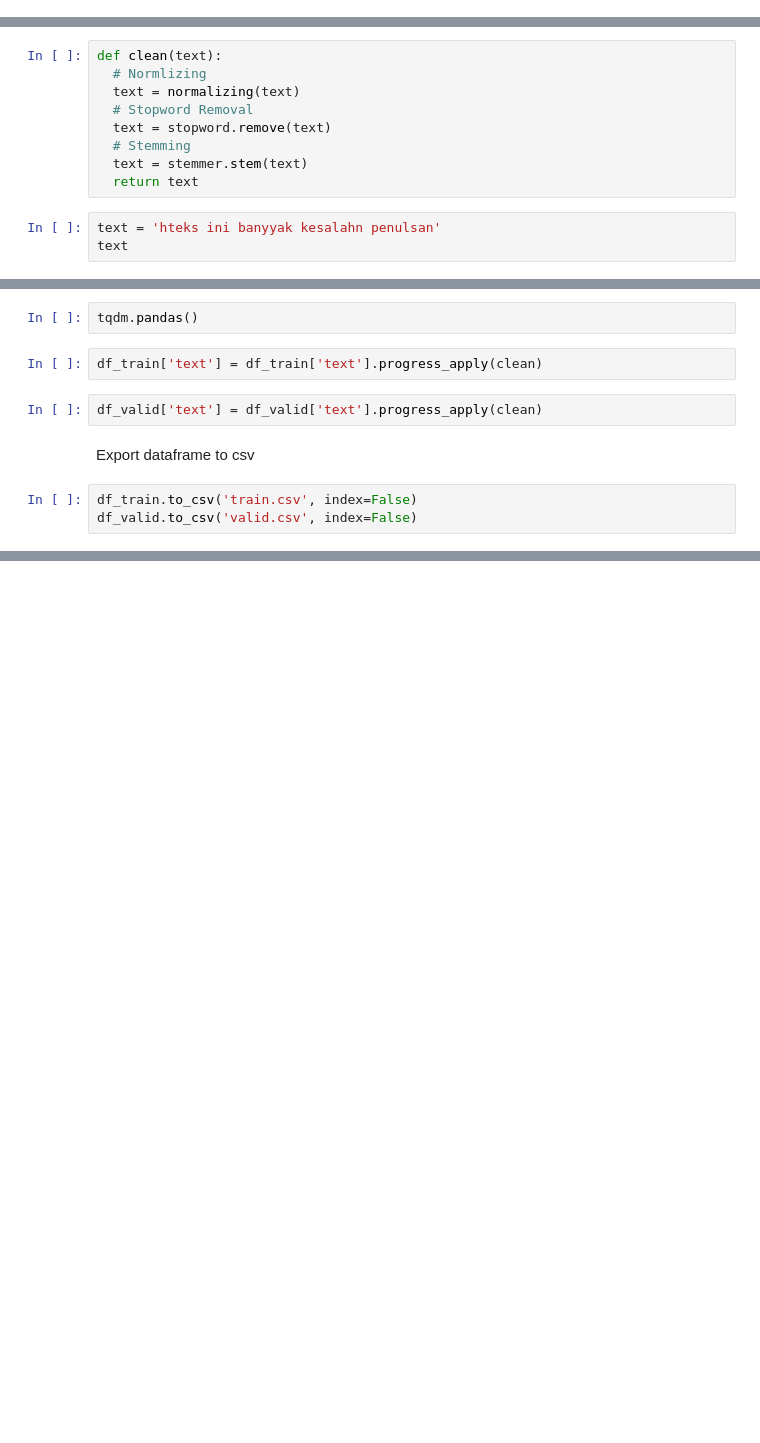
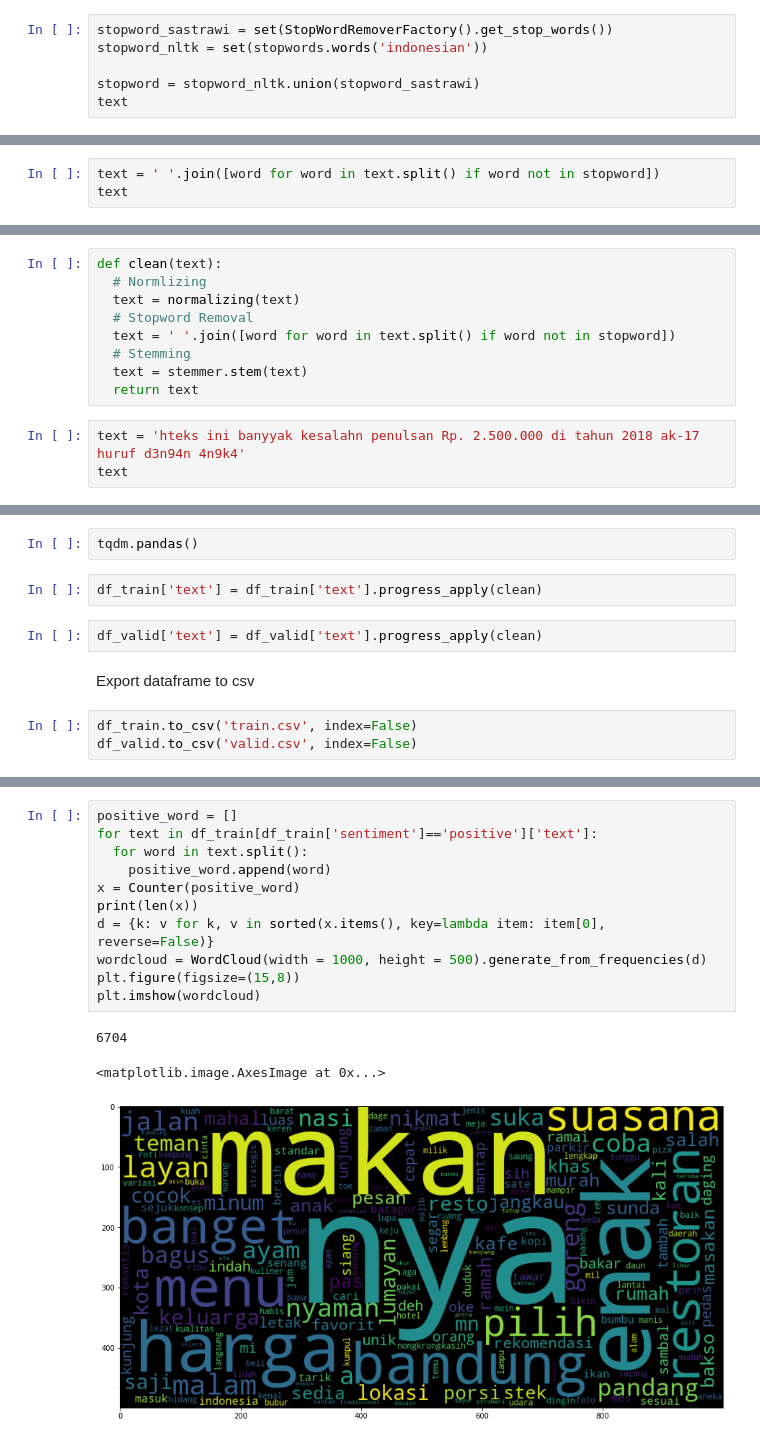
Before and after one commit to Hidayathamir/Preprocess-Indonlu-smsa_doc-sentiment-prosa-Dataset-for-machine-learning, a Jupyter notebook: Preprocess_Indonlu_smsa_doc_sentiment_prosa_Dataset_for_Machine_Learning.ipynb, the cells around one changed output, grey strips where cells are left out. Cells and saved outputs as stored; diff of their text form; blank space fills up the shorter version.

```diff
--- a/Preprocess_Indonlu_smsa_doc_sentiment_prosa_Dataset_for_Machine_Learning.ipynb
+++ b/Preprocess_Indonlu_smsa_doc_sentiment_prosa_Dataset_for_Machine_Learning.ipynb
@@ -156,0 +159,6 @@ text
+# %%
+stopword_sastrawi = set(StopWordRemoverFactory().get_stop_words())
+stopword_nltk = set(stopwords.words('indonesian'))
+
+stopword = stopword_nltk.union(stopword_sastrawi)
+text
@@ -156,0 +167,3 @@ text
+# %%
+text = ' '.join([word for word in text.split() if word not in stopword])
+text
@@ -178,11 +193,11 @@ def clean(text):
   # Normlizing
   text = normalizing(text)
   # Stopword Removal
-  text = stopword.remove(text)
+  text = ' '.join([word for word in text.split() if word not in stopword])
   # Stemming
   text = stemmer.stem(text)
   return text
 # %%
-text = 'hteks ini banyyak kesalahn penulsan'
+text = 'hteks ini banyyak kesalahn penulsan Rp. 2.500.000 di tahun 2018 ak-17 huruf d3n94n 4n9k4'
 text
 # %% [output]
@@ -205,0 +223,15 @@ df_valid.to_csv('valid.csv', index=False)
+# %%
+positive_word = []
+for text in df_train[df_train['sentiment']=='positive']['text']:
+  for word in text.split():
+    positive_word.append(word)
+x = Counter(positive_word)
+print(len(x))
+d = {k: v for k, v in sorted(x.items(), key=lambda item: item[0], reverse=False)}
+wordcloud = WordCloud(width = 1000, height = 500).generate_from_frequencies(d)
+plt.figure(figsize=(15,8))
+plt.imshow(wordcloud)
+# %% [output]
+6704
+<matplotlib.image.AxesImage at 0x...>
+[figure, added]
```
Also changed, not shown: parts of 17 cells of this notebook.
